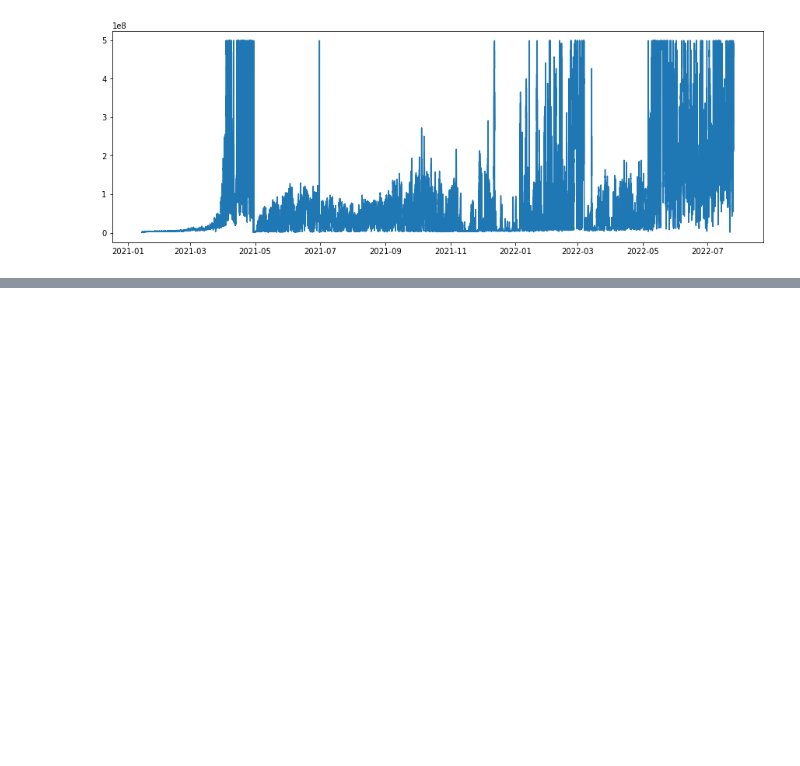
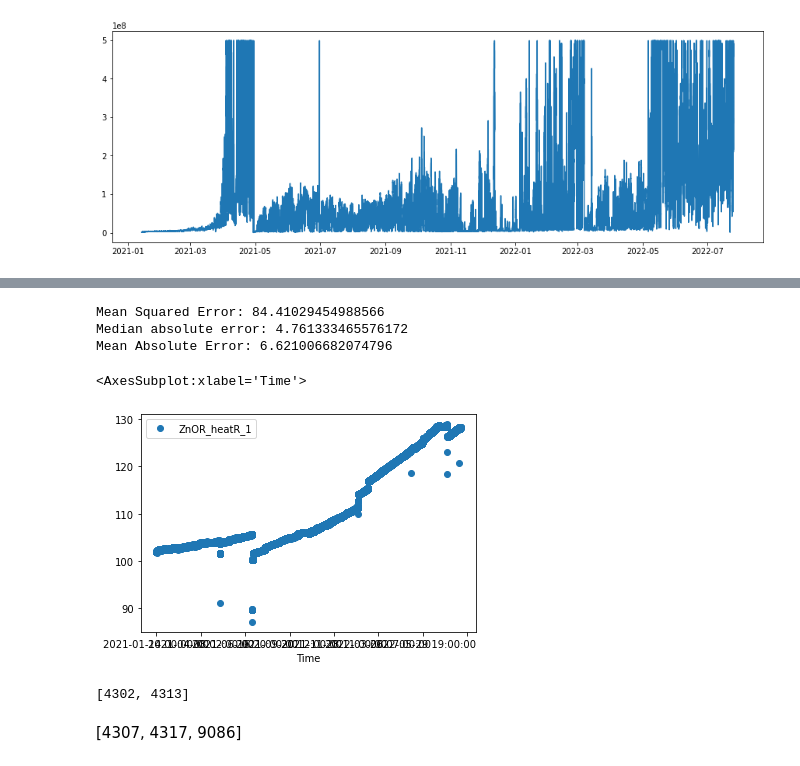
Before and after one commit to WebValley2022/DS2, a Jupyter notebook: training.ipynb, the cells around one changed output, grey strips where cells are left out. Drawn from its saved outputs; the diff is of its cells as text; code cells hidden in the pictures; blank space fills up the shorter version.

```diff
--- a/training.ipynb
+++ b/training.ipynb
@@ -421,0 +1099,29 @@ appa_clean.loc[(appa_clean.index < "2021-06-30"), "ZnOR_2"] = norm(appa_clean[(a
+# %%
+print(f"Mean Squared Error: {mean_squared_error(scalerY_test.inverse_transform(evals[1]),  scalerY_train.inverse_transform(evals[0]))}")
+print(f"Median absolute error: {median_absolute_error(scalerY_test.inverse_transform(evals[1]),  scalerY_train.inverse_transform(evals[0]))}")
+print(f"Mean Absolute Error: {mean_absolute_error(scalerY_test.inverse_transform(evals[1]),  scalerY_train.inverse_transform(evals[0]))}")
+# %% [output]
+Mean Squared Error: 84.41029454988566
+Median absolute error: 4.761333465576172
+Mean Absolute Error: 6.621006682074796
+# %%
+appa1_outlier = pd.read_csv("exports/appa1_hr_cropped.csv")
+appa1_outlier = appa1_outlier.drop("Unnamed: 0", axis=1)
+appa1_outlier.plot(x='Time', y='ZnOR_heatR_1', style='o')
+# %% [output]
+<AxesSubplot:xlabel='Time'>
+[figure, added]
+# %%
+
+index = []
+for i, row in appa1_outlier.iloc[:-2].iterrows():
+    #print((row.ZnOR_heatR_1/appa1_outlier.iloc[i+1].ZnOR_heatR_1))
+    if (row.ZnOR_heatR_1/appa1_outlier.iloc[i+1].ZnOR_heatR_1) > 1.03 or (row.ZnOR_heatR_1/appa1_outlier.iloc[i+1].ZnOR_heatR_1) < 0.97:
+        index.append(i)
+print(index)
+appa1_outlier = appa1_outlier.drop(index)
+appa1_outlier = appa1_outlier.reset_index(drop = True)
+# %% [output]
+[4302, 4313]
+# %% [markdown]
+[4307, 4317, 9086]
```
Also changed, not shown: parts of 75 cells of this notebook.
